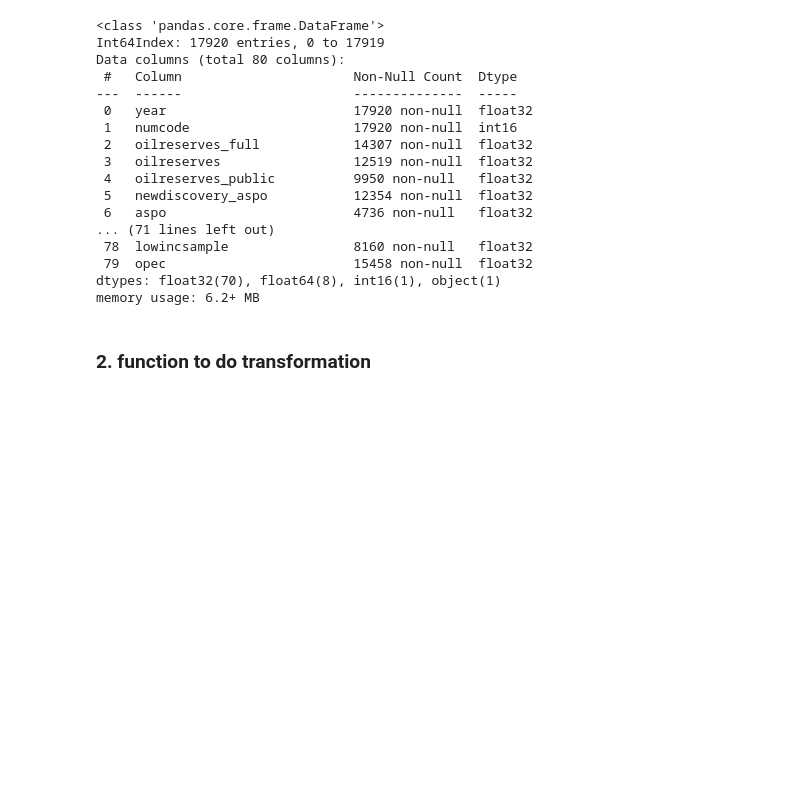
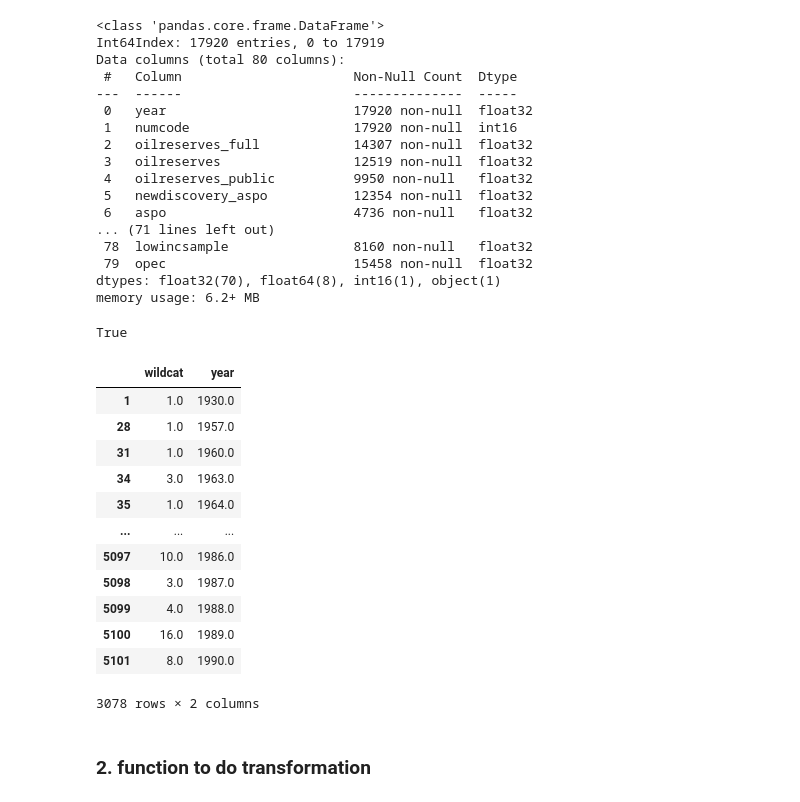
Before and after one commit to wanranzhao/STAT27420-final-code, a Jupyter notebook: Code/data_cleaning.ipynb, the cells around one changed output. Saved outputs shown, nothing was run; the diff lists cells and outputs as text; code cells hidden in the pictures; blank space fills up the shorter version.

```diff
--- a/Code/data_cleaning.ipynb
+++ b/Code/data_cleaning.ipynb
@@ -32,6 +32,26 @@ dtypes: float32(70), float64(8), int16(1), object(1)
 memory usage: 6.2+ MB
 # %%
 aspo = pd.read_stata('../Data/data/ASPO-Sample.dta')
+# %%
+'discoveryaspoPC' in aspo.columns
+# %% [output]
+True
+# %%
+aspo[['wildcat','year']][~aspo['wildcat'].isna()].query('wildcat > 0')
+# %% [output]
+|  | wildcat | year |
+| 1 | 1.0 | 1930.0 |
+| 28 | 1.0 | 1957.0 |
+| 31 | 1.0 | 1960.0 |
+| 34 | 3.0 | 1963.0 |
+| 35 | 1.0 | 1964.0 |
+| ... | ... | ... |
+| 5097 | 10.0 | 1986.0 |
+| 5098 | 3.0 | 1987.0 |
+| 5099 | 4.0 | 1988.0 |
+| 5100 | 16.0 | 1989.0 |
+| 5101 | 8.0 | 1990.0 |
+3078 rows × 2 columns
 # %% [markdown]
 ### 2. function to do transformation
 # %%
```
Also changed, not shown: parts of 7 cells of this notebook.
